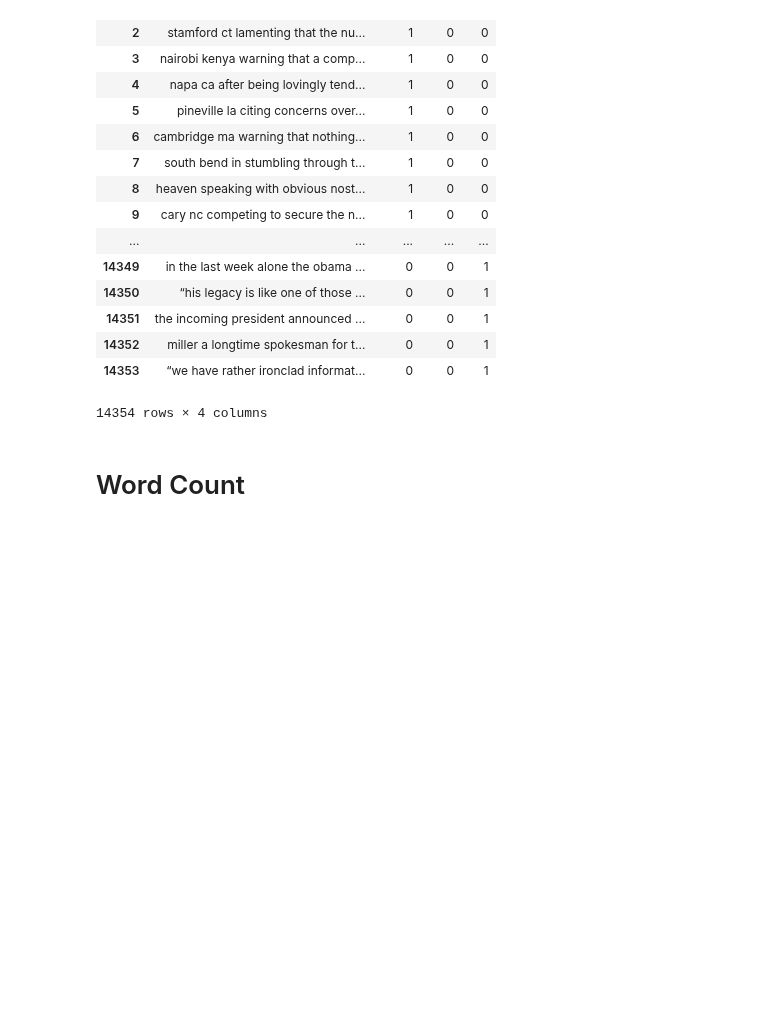
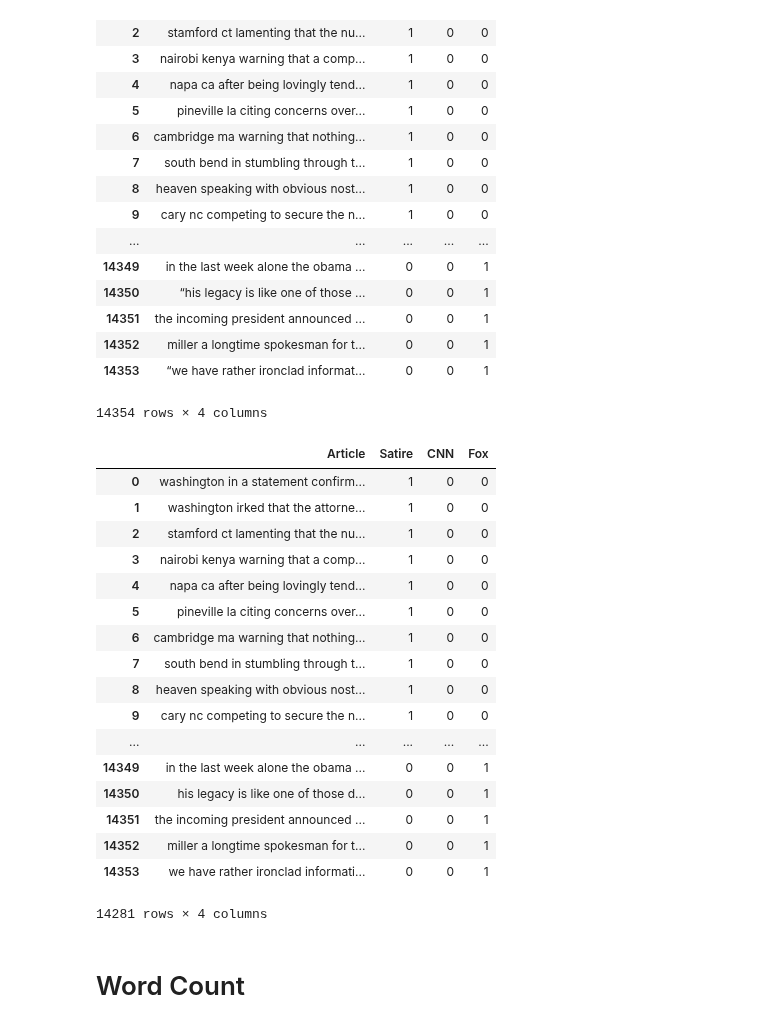
Before and after one commit to johncpolitte/News_or_Satire, a Jupyter notebook: Fresh_notebook_for_cleaning.ipynb, the cells around one changed output. Saved outputs shown, nothing was run; the diff lists cells and outputs as text; code cells hidden in the pictures; blank space fills up the shorter version.

```diff
--- a/Fresh_notebook_for_cleaning.ipynb
+++ b/Fresh_notebook_for_cleaning.ipynb
@@ -97,6 +113,27 @@ def short_index(article_lengths):
 boom_idx_list = short_index(find_short_articles(list(df_final.Article)))
 # %%
 df_final_short = df_final.drop(idx_list)
+# %%
+df_final_short
+# %% [output]
+|  | Article | Satire | CNN | Fox |
+| 0 | washington in a statement confirm... | 1 | 0 | 0 |
+| 1 | washington irked that the attorne... | 1 | 0 | 0 |
+| 2 | stamford ct lamenting that the nu... | 1 | 0 | 0 |
+| 3 | nairobi kenya warning that a comp... | 1 | 0 | 0 |
+| 4 | napa ca after being lovingly tend... | 1 | 0 | 0 |
+| 5 | pineville la citing concerns over... | 1 | 0 | 0 |
+| 6 | cambridge ma warning that nothing... | 1 | 0 | 0 |
+| 7 | south bend in stumbling through t... | 1 | 0 | 0 |
+| 8 | heaven speaking with obvious nost... | 1 | 0 | 0 |
+| 9 | cary nc competing to secure the n... | 1 | 0 | 0 |
+| ... | ... | ... | ... | ... |
+| 14349 | in the last week alone the obama ... | 0 | 0 | 1 |
+| 14350 | his legacy is like one of those d... | 0 | 0 | 1 |
+| 14351 | the incoming president announced ... | 0 | 0 | 1 |
+| 14352 | miller a longtime spokesman for t... | 0 | 0 | 1 |
+| 14353 | we have rather ironclad informati... | 0 | 0 | 1 |
+14281 rows × 4 columns
 # %% [markdown]
 # Word Count
 # %%
```
Also changed, not shown: parts of 5 cells of this notebook, 1 other file.
